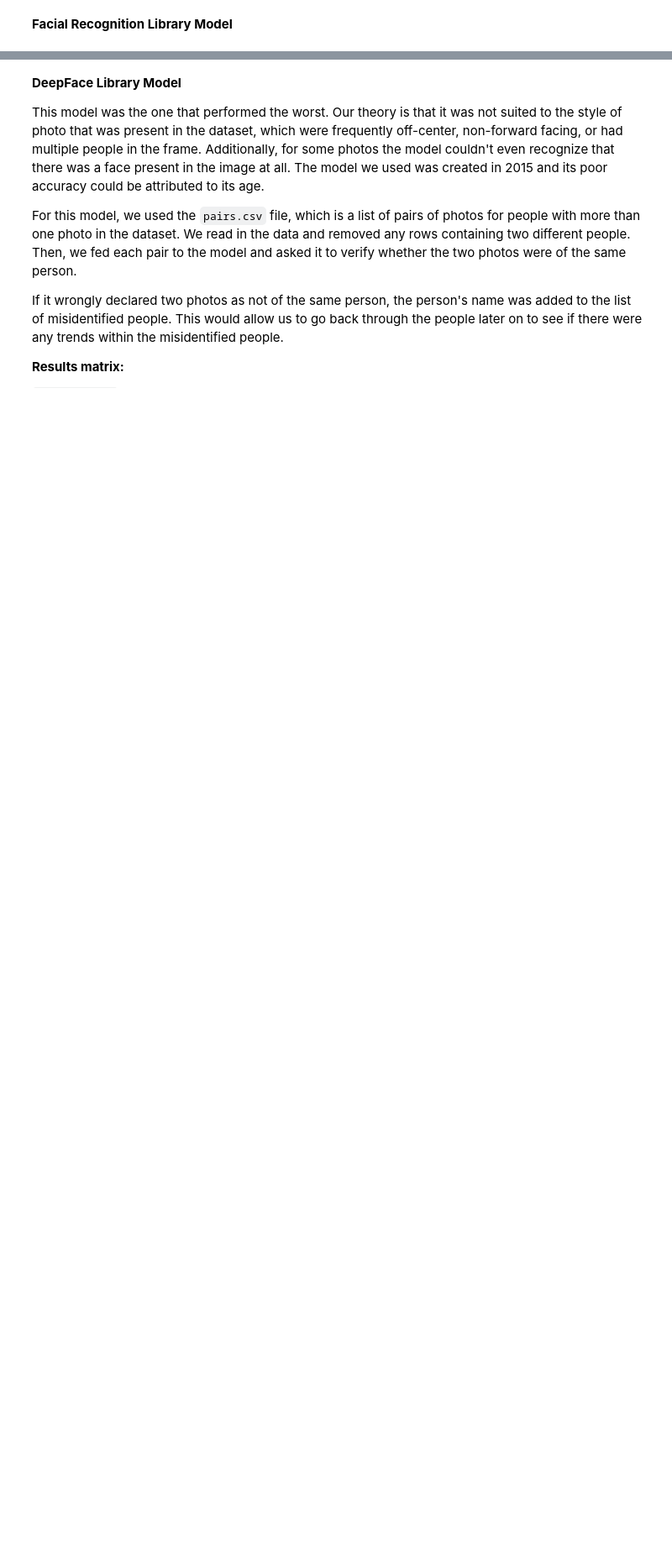
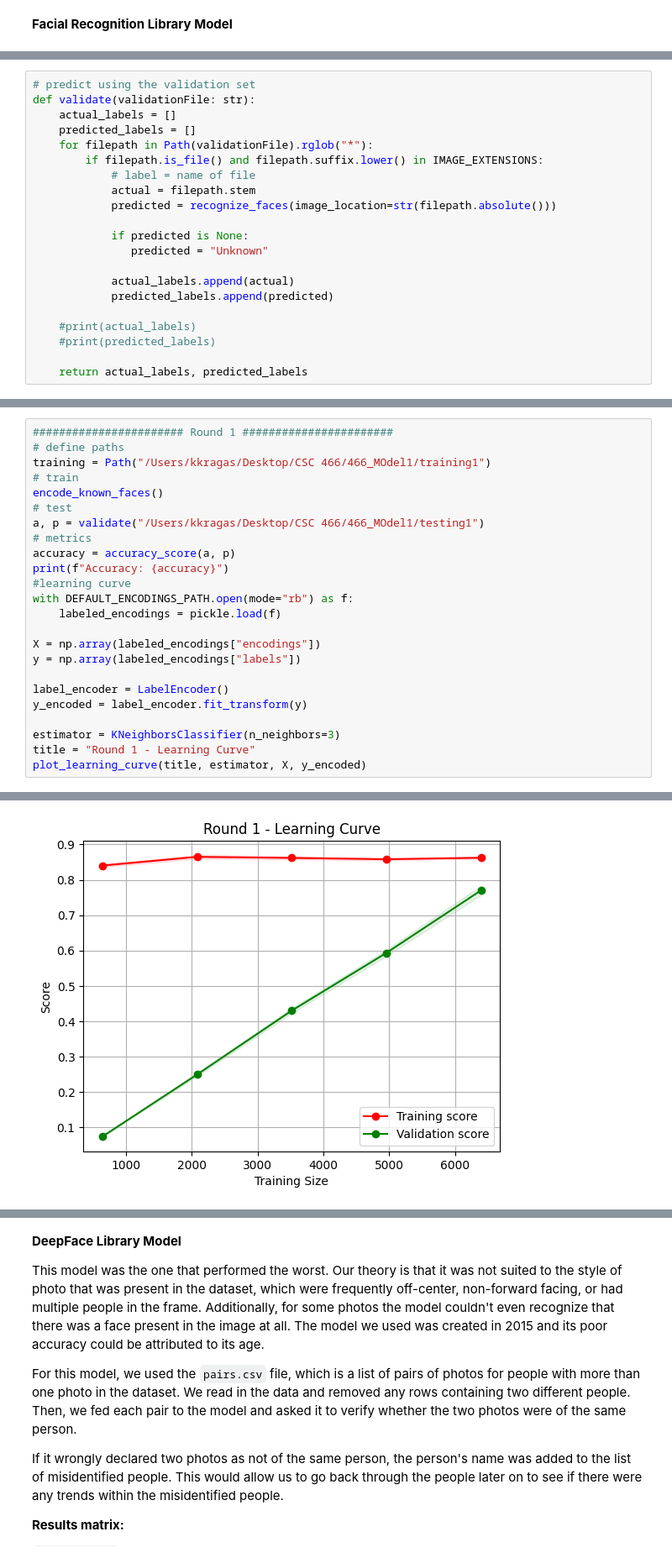
Before and after one commit to clkodd/csc466-kdd, a Jupyter notebook: report.ipynb, the cells around one changed output, grey strips where cells are left out. Shown: that part at 84% size. Saved outputs shown, nothing was run; the diff lists cells and outputs as text; blank space fills up the shorter version.

Commit message:
added model1

```diff
--- a/report.ipynb
+++ b/report.ipynb
@@ -4,0 +86,21 @@
+# %%
+# predict using the validation set
+def validate(validationFile: str):
+    actual_labels = []
+    predicted_labels = []
+    for filepath in Path(validationFile).rglob("*"):
+        if filepath.is_file() and filepath.suffix.lower() in IMAGE_EXTENSIONS:
+            # label = name of file
+            actual = filepath.stem
+            predicted = recognize_faces(image_location=str(filepath.absolute()))
+
+            if predicted is None:
+               predicted = "Unknown"
+
+            actual_labels.append(actual)
+            predicted_labels.append(predicted)
+
+    #print(actual_labels)
+    #print(predicted_labels)
+
+    return actual_labels, predicted_labels
@@ -4,0 +129,25 @@
+# %%
+####################### Round 1 #######################
+# define paths
+training = Path("/Users/kkragas/Desktop/CSC 466/466_MOdel1/training1")
+# train
+encode_known_faces()
+# test
+a, p = validate("/Users/kkragas/Desktop/CSC 466/466_MOdel1/testing1")
+# metrics
+accuracy = accuracy_score(a, p)
+print(f"Accuracy: {accuracy}")
+#learning curve
+with DEFAULT_ENCODINGS_PATH.open(mode="rb") as f:
+    labeled_encodings = pickle.load(f)
+
+X = np.array(labeled_encodings["encodings"])
+y = np.array(labeled_encodings["labels"])
+
+label_encoder = LabelEncoder()
+y_encoded = label_encoder.fit_transform(y)
+
+estimator = KNeighborsClassifier(n_neighbors=3)
+title = "Round 1 - Learning Curve"
+plot_learning_curve(title, estimator, X, y_encoded)
+# %% [output]
@@ -4,0 +155 @@
+[figure, added]
```
Also changed, not shown: parts of 9 cells of this notebook.
